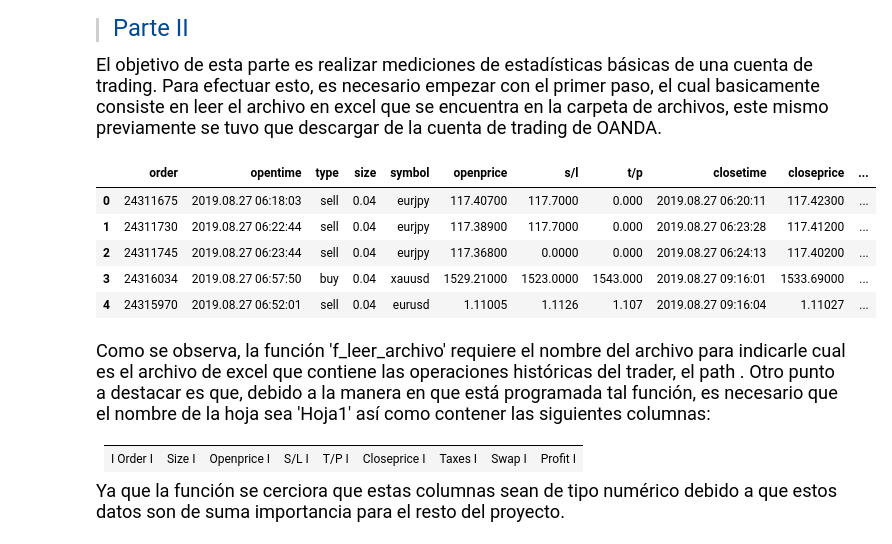
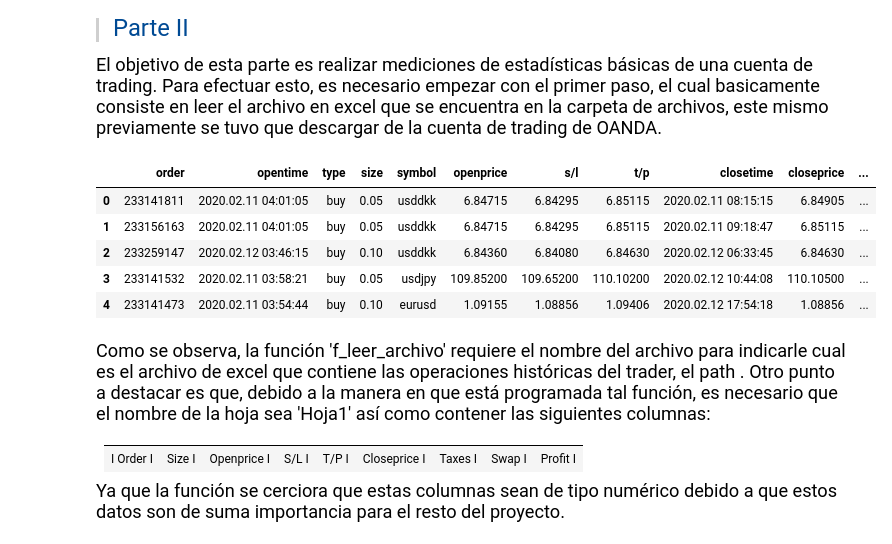
Before and after one commit to violetarcia/LAB_02_KVGH, a Jupyter notebook: LAB_02.ipynb, the cells around one changed output. Saved outputs shown, nothing was run; the diff lists cells and outputs as text; code cells hidden in the pictures.

```diff
--- a/LAB_02.ipynb
+++ b/LAB_02.ipynb
@@ -52,16 +52,16 @@ import visualizaciones as vs                        # Para visualizacion de dato
 
 <p style = "font-family: Calibri Light; font-size:1.3em;color:black; LINE-HEIGHT:25px"> El objetivo de esta parte es realizar mediciones de estadísticas básicas de una cuenta de trading. Para efectuar esto, es necesario empezar con el primer paso, el cual basicamente consiste en leer el archivo en excel que se encuentra en la carpeta de archivos, este mismo previamente se tuvo que descargar de la cuenta de trading de OANDA.</p>
 # %%
-# Leer archivo (el de Francisco es el 2)
-data = fn.f_leer_archivo('archivo_tradeview_2.xlsx')
+# Leer archivo (Se tienen 2 en 'archivos')
+data = fn.f_leer_archivo('archivo_tradeview_1.xlsx')
 data.head()
 # %% [output]
 |  | order | opentime | type | size | symbol | openprice | s/l | t/p | closetime | closeprice | ... |
-| 0 | 24311675 | 2019.08.27 06:18:03 | sell | 0.04 | eurjpy | 117.40700 | 117.7000 | 0.000 | 2019.08.27 06:20:11 | 117.42300 | ... |
-| 1 | 24311730 | 2019.08.27 06:22:44 | sell | 0.04 | eurjpy | 117.38900 | 117.7000 | 0.000 | 2019.08.27 06:23:28 | 117.41200 | ... |
-| 2 | 24311745 | 2019.08.27 06:23:44 | sell | 0.04 | eurjpy | 117.36800 | 0.0000 | 0.000 | 2019.08.27 06:24:13 | 117.40200 | ... |
-| 3 | 24316034 | 2019.08.27 06:57:50 | buy | 0.04 | xauusd | 1529.21000 | 1523.0000 | 1543.000 | 2019.08.27 09:16:01 | 1533.69000 | ... |
-| 4 | 24315970 | 2019.08.27 06:52:01 | sell | 0.04 | eurusd | 1.11005 | 1.1126 | 1.107 | 2019.08.27 09:16:04 | 1.11027 | ... |
+| 0 | 233141811 | 2020.02.11 04:01:05 | buy | 0.05 | usddkk | 6.84715 | 6.84295 | 6.85115 | 2020.02.11 08:15:15 | 6.84905 | ... |
+| 1 | 233156163 | 2020.02.11 04:01:05 | buy | 0.05 | usddkk | 6.84715 | 6.84295 | 6.85115 | 2020.02.11 09:18:47 | 6.85115 | ... |
+| 2 | 233259147 | 2020.02.12 03:46:15 | buy | 0.10 | usddkk | 6.84360 | 6.84080 | 6.84630 | 2020.02.12 06:33:45 | 6.84630 | ... |
+| 3 | 233141532 | 2020.02.11 03:58:21 | buy | 0.05 | usdjpy | 109.85200 | 109.65200 | 110.10200 | 2020.02.12 10:44:08 | 110.10500 | ... |
+| 4 | 233141473 | 2020.02.11 03:54:44 | buy | 0.10 | eurusd | 1.09155 | 1.08856 | 1.09406 | 2020.02.12 17:54:18 | 1.08856 | ... |
 # %% [markdown]
 <p style = "font-family: Calibri Light; font-size:1.3em;color:black; LINE-HEIGHT:25px"> Como se observa, la función 'f_leer_archivo' requiere el nombre del archivo para indicarle cual es el archivo de excel que contiene las operaciones históricas del trader, el path . Otro punto a destacar es que, debido a la manera en que está programada tal función, es necesario que el nombre de la hoja sea 'Hoja1' así como contener las siguientes columnas:</p>
 
```
Also changed, not shown: parts of 8 cells of this notebook, 4 other files.
